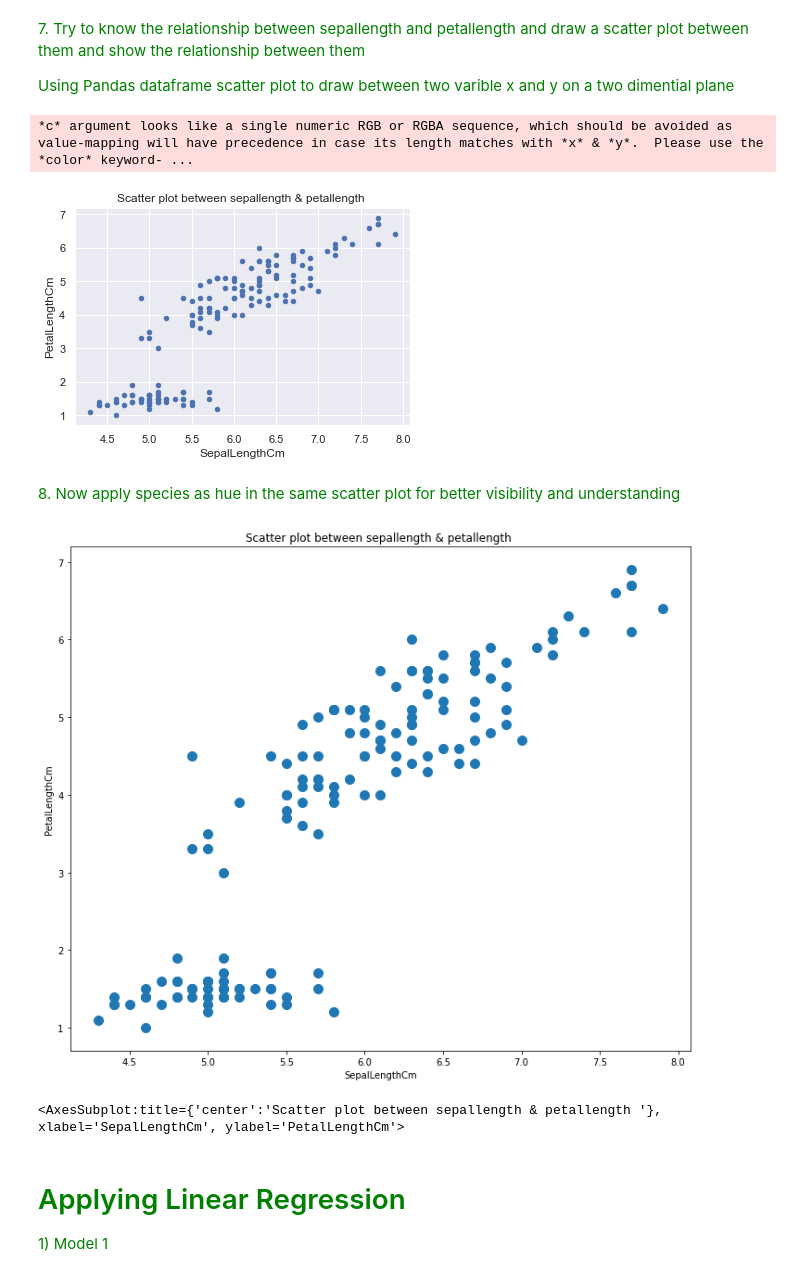
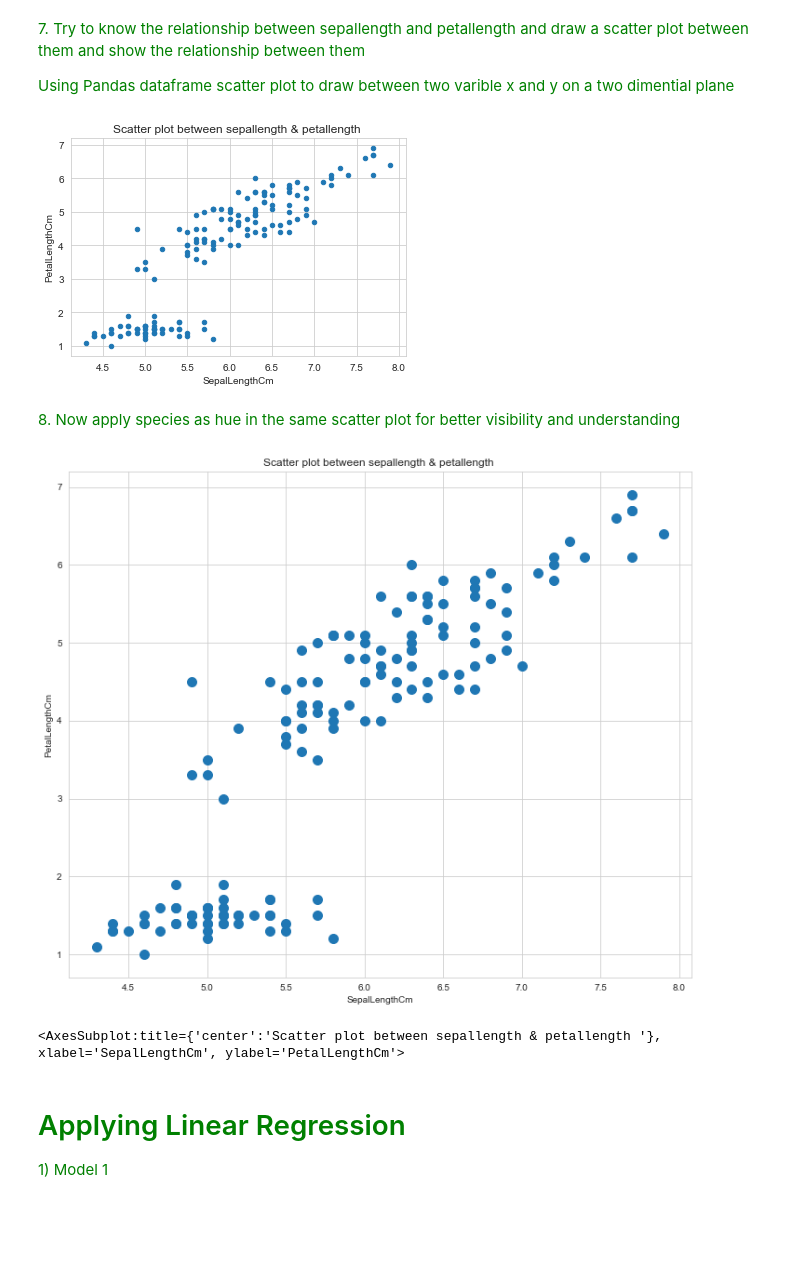
Before and after one commit to mba2241/Beautifying-the-Flowers, a Jupyter notebook: iris.ipynb, the cells around one changed output. Drawn from its saved outputs; the diff is of its cells as text; code cells hidden in the pictures; blank space fills up the shorter version.

```diff
--- a/iris.ipynb
+++ b/iris.ipynb
@@ -121,19 +121,22 @@ print(df_filter_1.to_string())
 
 <span style="color: rgb(0, 128, 0);">Using Pandas dataframe scatter plot to draw between two varible x and y on a two dimential plane</span>
 # %%
-# Draw a scatter plot
+# Set the plot style to whitegrid theme, suited to plots with heavy data elements
+sns.set_style ('whitegrid')
+# Draw a scatter plot to draw between two varible x and y on a two dimential plane
 df.plot.scatter ( x= 'SepalLengthCm', y= 'PetalLengthCm', title = "Scatter plot between sepallength & petallength ");
 # %% [output]
-*c* argument looks like a single numeric RGB or RGBA sequence, which should be avoided as value-mapping will have precedence in case its length matches with *x* & *y*.  Please use the *color* keyword- ...
-[figure, old version]
+[figure, new version]
 # %% [markdown]
 <span style="color: rgb(0, 128, 0);">8. Now apply species as hue in the same scatter plot for better visibility and understanding</span>
 # %%
+# Set the plot style to whitegrid theme, suited to plots with heavy data elements
+sns.set_style ('whitegrid')
 # Draw a scatter plot, specify figure size with matplotlib, change marker size with s=100 in
 df.plot.scatter (x = 'SepalLengthCm', y = 'PetalLengthCm', s=100, figsize= (12,10),
-                title = "Scatter plot between sepallength & petallength " hue = "species")
+                title = "Scatter plot between sepallength & petallength " )
 # %% [output]
-[figure, old version]
+[figure, new version]
 <AxesSubplot:title={'center':'Scatter plot between sepallength & petallength '}, xlabel='SepalLengthCm', ylabel='PetalLengthCm'>
 # %% [markdown]
 # <span style="color: #008000;">Applying Linear Regression</span>
```
Also changed, not shown: parts of 20 cells of this notebook.
